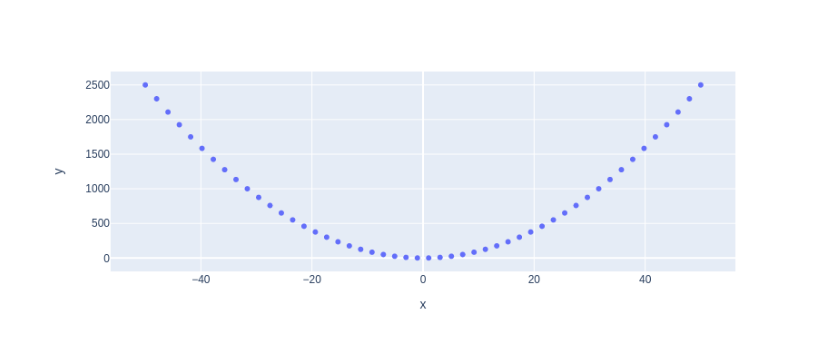
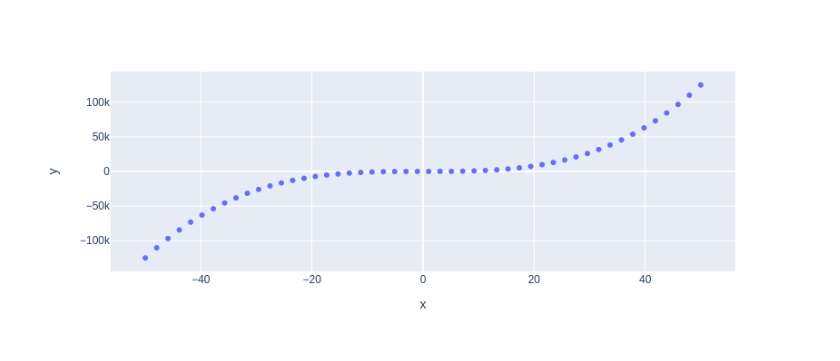
Before and after one commit to rajinator/my-notebooks-repo, a Jupyter notebook: experiment1.ipynb, the cells around one changed output. Cells and saved outputs as stored; diff of their text form; code cells hidden in the pictures.

```diff
--- a/experiment1.ipynb
+++ b/experiment1.ipynb
@@ -6,7 +6,7 @@ import plotly.express as px
 x = np.linspace(start=-50, stop=50)
 
 # y-axis data points
-y = x ** 2
+y = x ** 3
 
 # define the plot
 fig = px.scatter(x=x, y=y)
@@ -17 +16 @@ fig.show()
-[figure, old version]
+[figure, new version]
```
Also changed, not shown: parts of 1 cell of this notebook.
